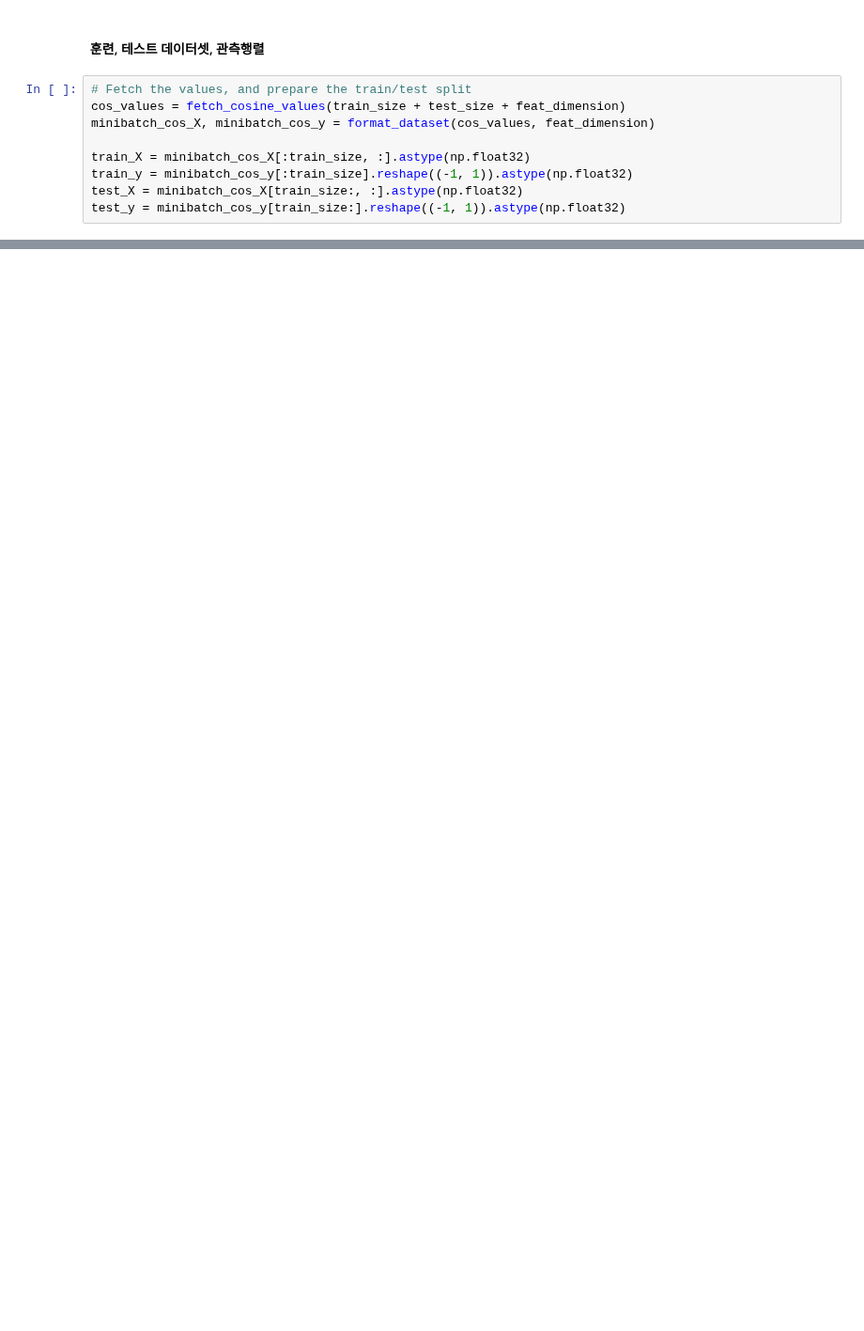
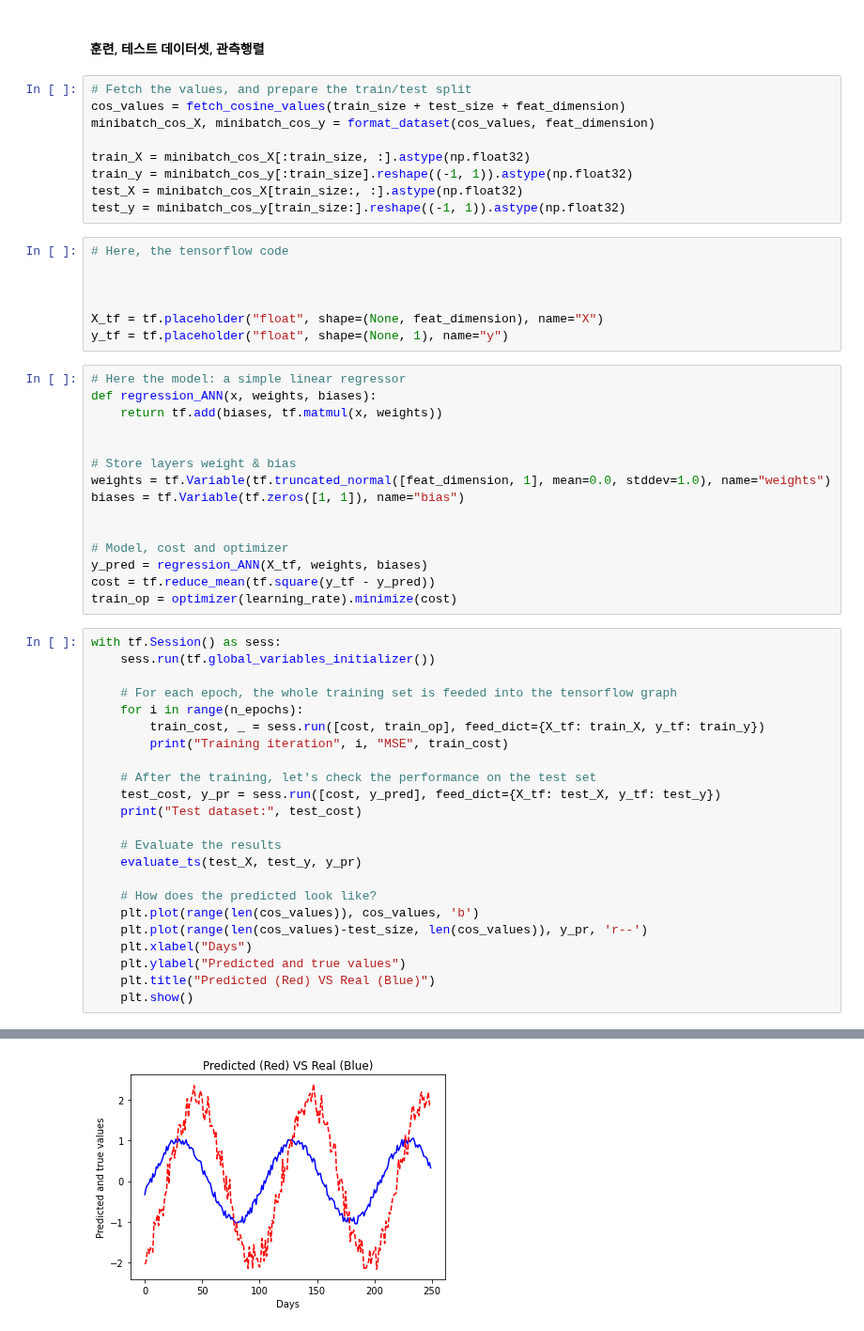
Before and after one commit to yyc9337/Deep-Learning, a Jupyter notebook: 실전활용 텐서플로 딥러닝 프로젝트/5. LSTM을 이용한 주가 예측/LSTM.ipynb, the cells around one changed output, grey strips where cells are left out. Shown at 94% size. Drawn from its saved outputs; the diff is of its cells as text; blank space fills up the shorter version.

```diff
--- a/실전활용 텐서플로 딥러닝 프로젝트/5. LSTM을 이용한 주가 예측/LSTM.ipynb
+++ b/실전활용 텐서플로 딥러닝 프로젝트/5. LSTM을 이용한 주가 예측/LSTM.ipynb
@@ -134,3 +127,49 @@ train_X = minibatch_cos_X[:train_size, :].astype(np.float32)
 train_y = minibatch_cos_y[:train_size].reshape((-1, 1)).astype(np.float32)
 test_X = minibatch_cos_X[train_size:, :].astype(np.float32)
 test_y = minibatch_cos_y[train_size:].reshape((-1, 1)).astype(np.float32)
+# %%
+# Here, the tensorflow code
+
+
+
+X_tf = tf.placeholder("float", shape=(None, feat_dimension), name="X")
+y_tf = tf.placeholder("float", shape=(None, 1), name="y")
+# %%
+# Here the model: a simple linear regressor
+def regression_ANN(x, weights, biases):
+    return tf.add(biases, tf.matmul(x, weights))
+
+
+# Store layers weight & bias
+weights = tf.Variable(tf.truncated_normal([feat_dimension, 1], mean=0.0, stddev=1.0), name="weights")
+biases = tf.Variable(tf.zeros([1, 1]), name="bias")
+
+
+# Model, cost and optimizer
+y_pred = regression_ANN(X_tf, weights, biases)
+cost = tf.reduce_mean(tf.square(y_tf - y_pred))
+train_op = optimizer(learning_rate).minimize(cost)
+# %%
+with tf.Session() as sess:
+    sess.run(tf.global_variables_initializer())
+
+    # For each epoch, the whole training set is feeded into the tensorflow graph
+    for i in range(n_epochs):
+        train_cost, _ = sess.run([cost, train_op], feed_dict={X_tf: train_X, y_tf: train_y})
+        print("Training iteration", i, "MSE", train_cost)
+
+    # After the training, let's check the performance on the test set
+    test_cost, y_pr = sess.run([cost, y_pred], feed_dict={X_tf: test_X, y_tf: test_y})
+    print("Test dataset:", test_cost)
+
+    # Evaluate the results
+    evaluate_ts(test_X, test_y, y_pr)
+
+    # How does the predicted look like?
+    plt.plot(range(len(cos_values)), cos_values, 'b')
+    plt.plot(range(len(cos_values)-test_size, len(cos_values)), y_pr, 'r--')
+    plt.xlabel("Days")
+    plt.ylabel("Predicted and true values")
+    plt.title("Predicted (Red) VS Real (Blue)")
+    plt.show()
+# %% [output]
@@ -136,0 +193 @@ test_y = minibatch_cos_y[train_size:].reshape((-1, 1)).astype(np.float32)
+[figure, added]
```
Also changed, not shown: parts of 10 cells of this notebook.
